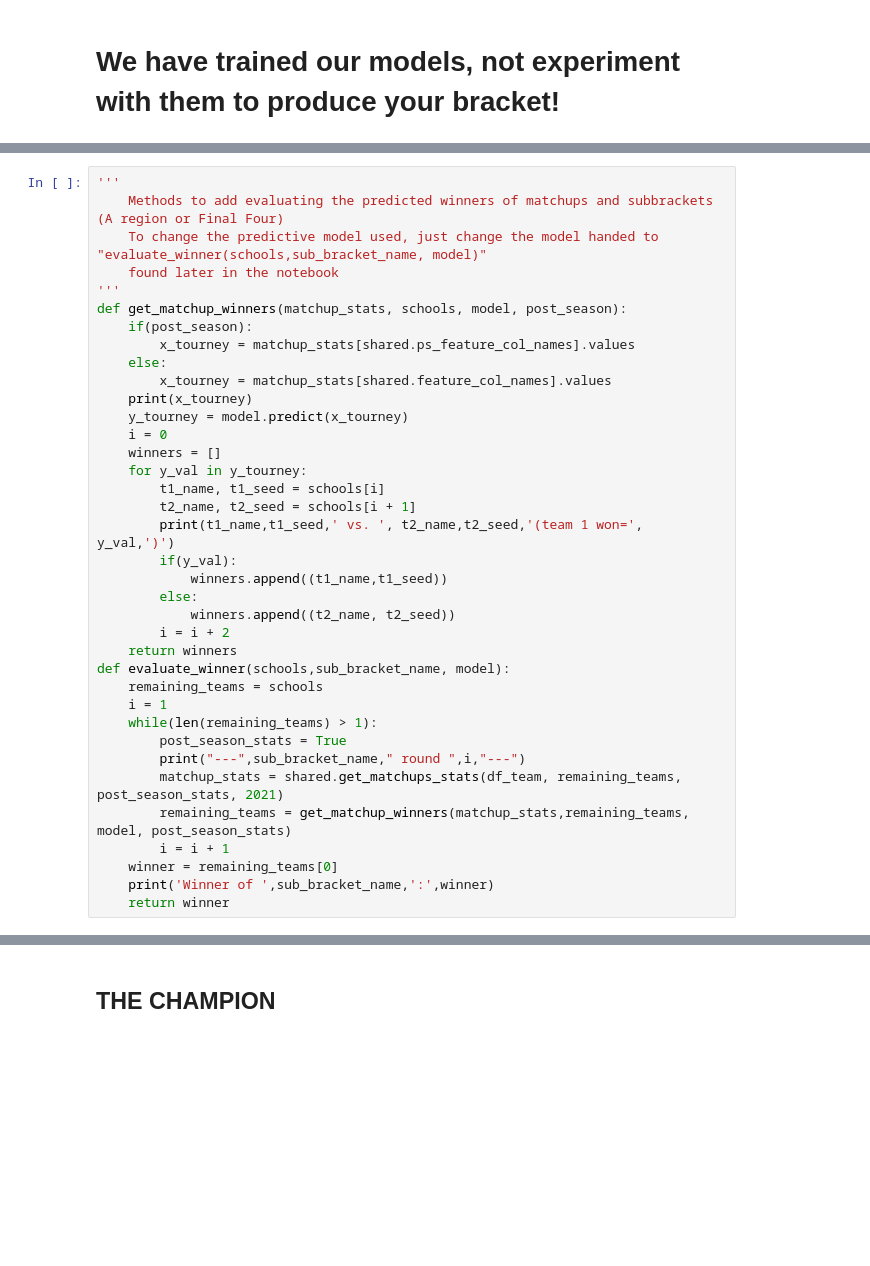
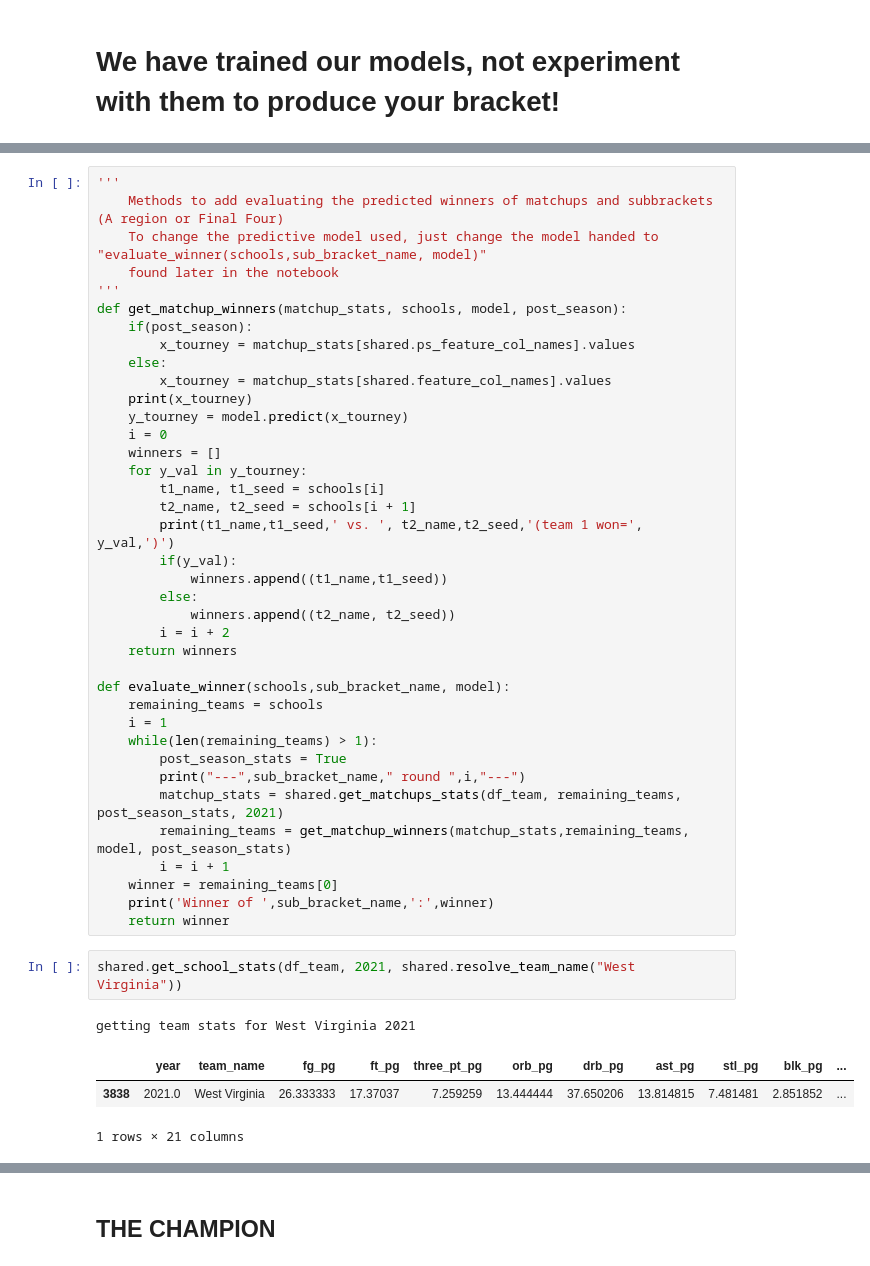
Before and after one commit to SpicySyntax/MachineLearningMarchMadness, a Jupyter notebook: MachineLearningMarchMadnessV1.ipynb, the cells around one changed output, grey strips where cells are left out. Drawn from its saved outputs; the diff is of its cells as text; blank space fills up the shorter version.

```diff
--- a/MachineLearningMarchMadnessV1.ipynb
+++ b/MachineLearningMarchMadnessV1.ipynb
@@ -565,6 +566,7 @@ def get_matchup_winners(matchup_stats, schools, model, post_season):
             winners.append((t2_name, t2_seed))
         i = i + 2
     return winners
+
 def evaluate_winner(schools,sub_bracket_name, model):
     remaining_teams = schools
     i = 1
@@ -577,3 +579,10 @@ def evaluate_winner(schools,sub_bracket_name, model):
     winner = remaining_teams[0]
     print('Winner of ',sub_bracket_name,':',winner)
     return winner
+# %%
+shared.get_school_stats(df_team, 2021, shared.resolve_team_name("West Virginia"))
+# %% [output]
+getting team stats for West Virginia 2021
+|  | year | team_name | fg_pg | ft_pg | three_pt_pg | orb_pg | drb_pg | ast_pg | stl_pg | blk_pg | ... |
+| 3838 | 2021.0 | West Virginia | 26.333333 | 17.37037 | 7.259259 | 13.444444 | 37.650206 | 13.814815 | 7.481481 | 2.851852 | ... |
+1 rows × 21 columns
```
Also changed, not shown: parts of 30 cells of this notebook, 4 other files.
